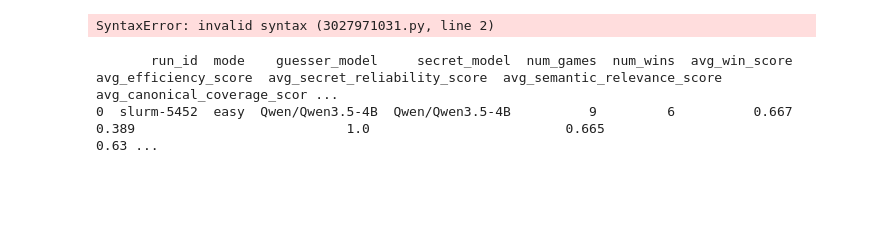
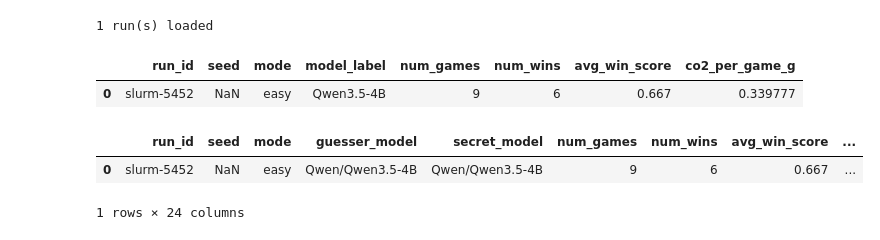
Before and after one commit to jakobahlberg/BA_project, a Jupyter notebook: postprocessing.ipynb, the cells around one changed output. Drawn from its saved outputs; the diff is of its cells as text; code cells hidden in the pictures; blank space fills up the shorter version.

```diff
--- a/postprocessing.ipynb
+++ b/postprocessing.ipynb
@@ -1,13 +1,27 @@
-# %%
-for file in folders:
-    python gather_results.py file
-# %% [output]
-SyntaxError: invalid syntax (3027971031.py, line 2)
 # %%
 import pandas as pd
+import matplotlib.pyplot as plt
+import matplotlib.ticker as mticker
+import seaborn as sns
+import numpy as np
+
+sns.set_theme(style="whitegrid", palette="muted")
+plt.rcParams["figure.dpi"] = 120
 
 df = pd.read_csv("results/results.csv")
-print(df.to_string())
+
+df["model_label"] = df["guesser_model"].str.split("/").str[-1]
+df["config"] = df["mode"] + "\n" + df["model_label"]
+
+print(f"{len(df)} run(s) loaded")
+df[["run_id", "seed", "mode", "model_label", "num_games", "num_wins", "avg_win_score", "co2_per_game_g"]]
 # %% [output]
-       run_id  mode    guesser_model     secret_model  num_games  num_wins  avg_win_score  avg_efficiency_score  avg_secret_reliability_score  avg_semantic_relevance_score  avg_canonical_coverage_scor ...
-0  slurm-5452  easy  Qwen/Qwen3.5-4B  Qwen/Qwen3.5-4B          9         6          0.667                 0.389                           1.0                         0.665                         0.63 ...
+1 run(s) loaded
+|  | run_id | seed | mode | model_label | num_games | num_wins | avg_win_score | co2_per_game_g |
+| 0 | slurm-5452 | NaN | easy | Qwen3.5-4B | 9 | 6 | 0.667 | 0.339777 |
+# %%
+df
+# %% [output]
+|  | run_id | seed | mode | guesser_model | secret_model | num_games | num_wins | avg_win_score | ... |
+| 0 | slurm-5452 | NaN | easy | Qwen/Qwen3.5-4B | Qwen/Qwen3.5-4B | 9 | 6 | 0.667 | ... |
+1 rows × 24 columns
```
Also changed, not shown: parts of 12 cells of this notebook, 7 other files.
